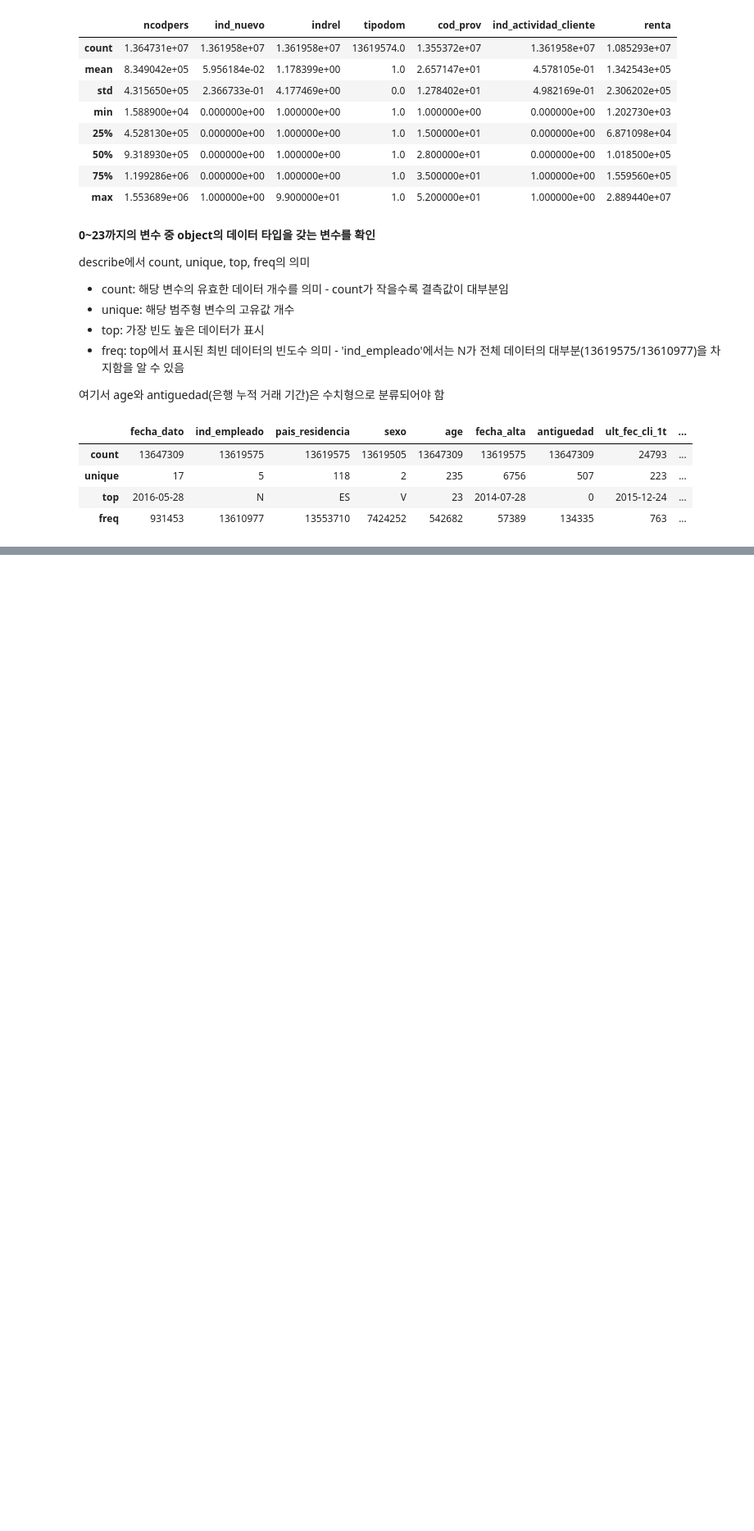
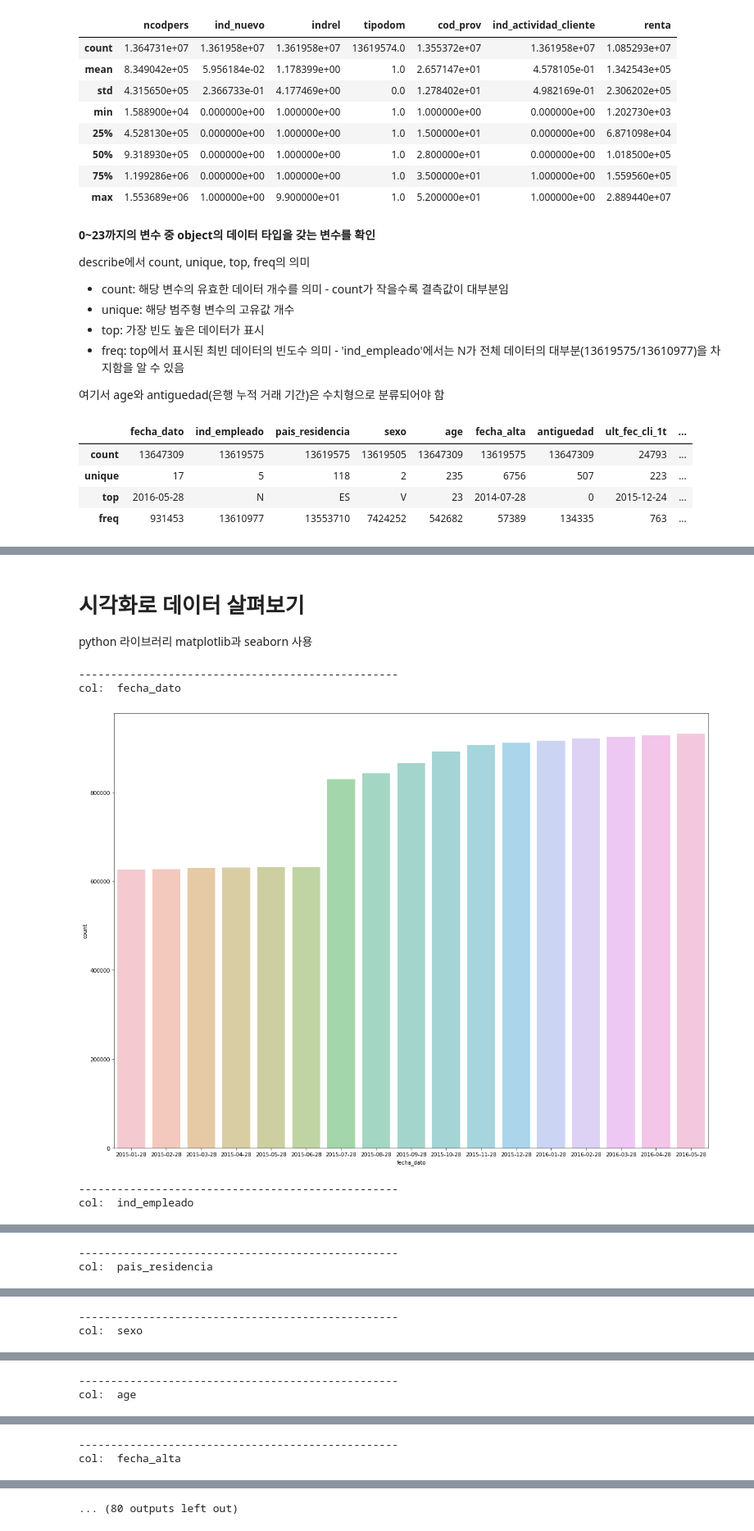
Before and after one commit to JANGHEEEUN/AI_-, a Jupyter notebook: kaggle/kaggle_santander_product_recommendation.ipynb, the cells around one changed output, grey strips where cells are left out. Shown at 82% size. Drawn from its saved outputs; the diff is of its cells as text; code cells hidden in the pictures; blank space fills up the shorter version.

```diff
--- a/kaggle/kaggle_santander_product_recommendation.ipynb
+++ b/kaggle/kaggle_santander_product_recommendation.ipynb
@@ -17,0 +32,2 @@ Requirement already satisfied: text-unidecode>=1.3 in /usr/local/lib/python3.6/d
+# %%
+trn = pd.read_csv('/content/drive/My Drive/Colab Notebooks/product-recommendation/dataset/train_ver2.csv')
@@ -114,8 +164,8 @@ train.shape
 # %% [output]
 (13647309, 48)
 # %%
-for col in train.columns:
-  print('{}\n'.format(train[col].head()))
+for col in trn.columns:
+  print('{}\n'.format(trn[col].head()))
 
   # 데이터를 column 별로 N개씩 확인 - default: 5
   # 데이터 타입까지 확인 가능
@@ -197,8 +247,8 @@ describe에서 count, unique, top, freq의 의미
 
 여기서 age와 antiguedad(은행 누적 거래 기간)은 수치형으로 분류되어야 함
 # %%
-cat_cols = [col for col in train.columns[:24] if train[col].dtype in ['object']]
-train[cat_cols].describe()
+cat_cols = [col for col in trn.columns[:24] if trn[col].dtype in ['object']]
+trn[cat_cols].describe()
 # %% [output]
 |  | fecha_dato | ind_empleado | pais_residencia | sexo | age | fecha_alta | antiguedad | ult_fec_cli_1t | ... |
 | count | 13647309 | 13619575 | 13619575 | 13619505 | 13647309 | 13619575 | 13647309 | 24793 | ... |
@@ -207,0 +272,5 @@ train[cat_cols].describe()
+# %%
+for col in cat_cols:
+  uniq = np.unique(trn[col].astype(str))
+  print('-'*50)
+  print('# col {}, n_uniq {}, uniq{}'.format(col, len(uniq), uniq))
@@ -207,0 +295,3 @@ train[cat_cols].describe()
+# %% [markdown]
+# 시각화로 데이터 살펴보기
+python 라이브러리 matplotlib과 seaborn 사용
@@ -207,0 +307,20 @@ train[cat_cols].describe()
+# %%
+skip_cols = ['ncodpers', 'renta']
+for col in train.columns:
+  if col in skip_cols:
+    continue
+
+  print('-'*50)
+  print('col: ', col)
+
+  #그래프 크기 설정
+  f, ax = plt.subplots(figsize=(20,15))
+  #seaborn을 사용한 막대 그래프 생성
+  sns.countplot(x=col, data=trn, alpha=0.5)
+  plt.show()
+# %% [output]
+--------------------------------------------------
+col:  fecha_dato
+[figure, added]
+--------------------------------------------------
+col:  ind_empleado
@@ -207,0 +328,2 @@ train[cat_cols].describe()
+--------------------------------------------------
+col:  pais_residencia
@@ -207,0 +331,2 @@ train[cat_cols].describe()
+--------------------------------------------------
+col:  sexo
@@ -207,0 +334,2 @@ train[cat_cols].describe()
+--------------------------------------------------
+col:  age
@@ -207,0 +337,2 @@ train[cat_cols].describe()
+--------------------------------------------------
+col:  fecha_alta
@@ -207,0 +340 @@ train[cat_cols].describe()
+... (80 outputs left out)
```
Also changed, not shown: parts of 43 cells of this notebook, 1 other file.
